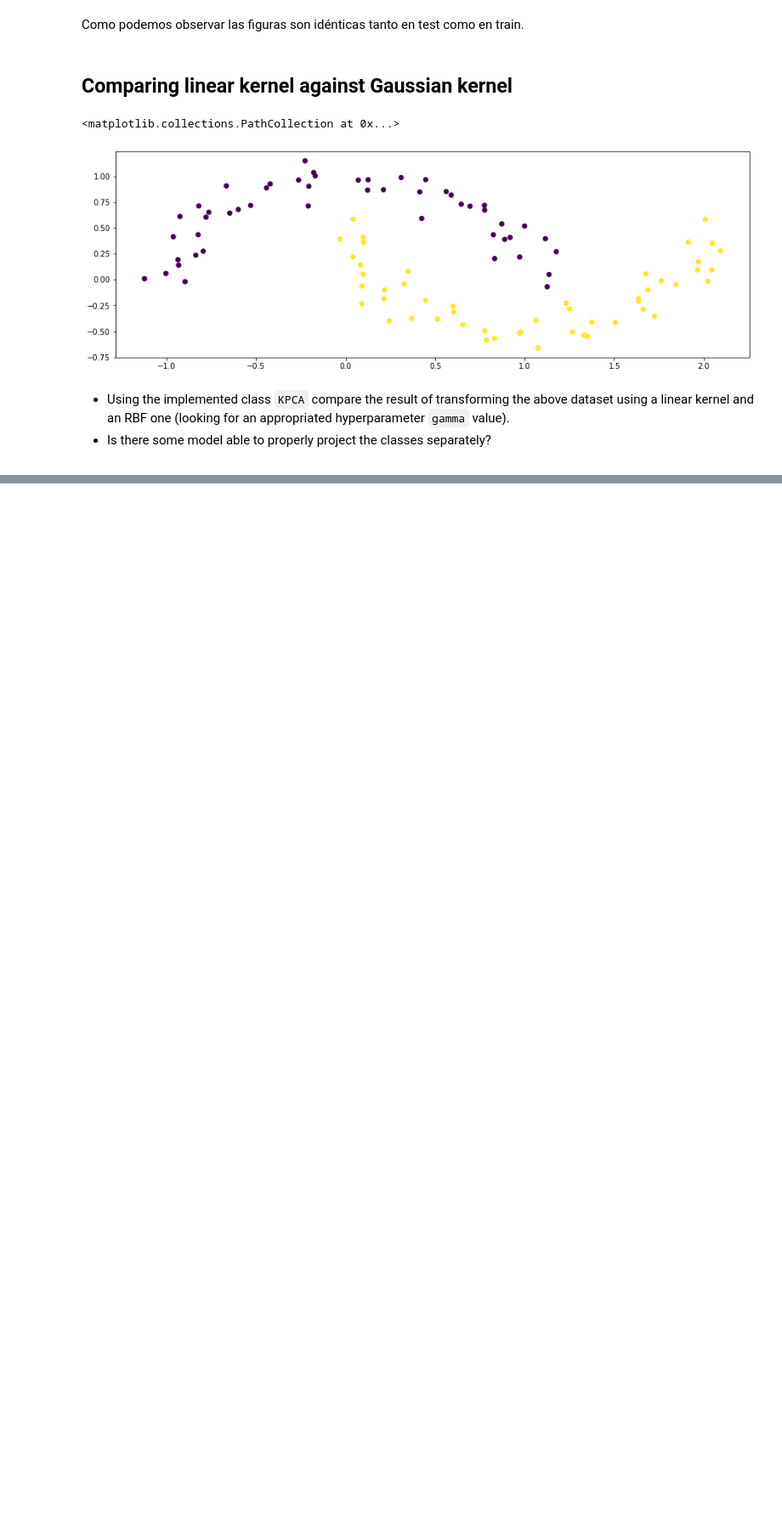
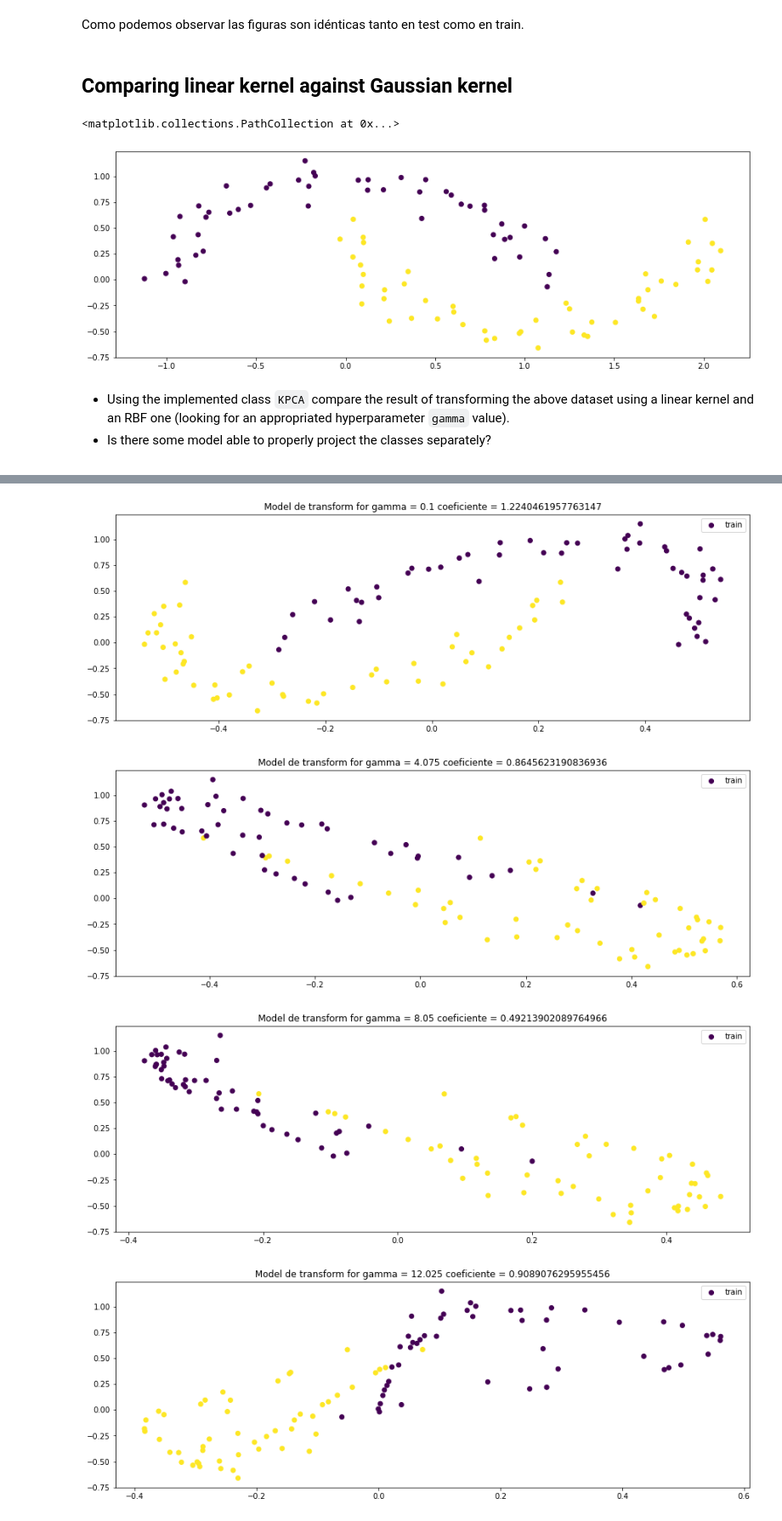
Before and after one commit to BlancaCC/MetodoAvanzadosAprendizajeAutomatico, a Jupyter notebook: DimensionReduction/MAAA-22_23-KPCA_Qst.ipynb, the cells around one changed output, grey strips where cells are left out. Shown at 85% size. Drawn from its saved outputs; the diff is of its cells as text; code cells hidden in the pictures; blank space fills up the shorter version.

```diff
--- a/DimensionReduction/MAAA-22_23-KPCA_Qst.ipynb
+++ b/DimensionReduction/MAAA-22_23-KPCA_Qst.ipynb
@@ -609,0 +606,50 @@ for g in gammas:
+# %%
+
+# imprimimos algunos
+gammas = np.linspace(0.1,16, 5)
+for g in gammas:
+    model_rbf = KPCA(n_components=n_components, kernel='rbf', gamma= g)
+    model_rbf.fit(X)
+    trans = model_rbf.transform(X)
+    muestraSimple(trans, X[:,1],y,f'Model de transform for gamma = {g} coeficiente = {coeficiente_comparacion(trans[0],y)}')
+
+# cálculo sin mostrar
+gammas = np.linspace(0.001,20, 50)
+coeficiente_menor = 1000
+t_mejor = None
+g_mejor = None
+for g in gammas:
+    model_rbf = KPCA(n_components=n_components, kernel='rbf', gamma= g)
+    model_rbf.fit(X)
+    trans = model_rbf.transform(X)
+    c = coeficiente_comparacion(trans[0],y)
+    if c < coeficiente_menor:
+        coeficiente_menor = c
+        g_mejor = g
+        t_mejor = trans
+
+muestraSimple(t_mejor, X[:,1],y,f'(Antes de refinar)Model de transform  MEJOR for gamma = {g_mejor} coeficiente = {coeficiente_menor}')
+print(f'(Antes de  refinar) El mejor gamma encontrado es de {g_mejor}')
+
+# refinamos un poco más
+gammas = np.linspace(8,10, 70)
+coeficiente_menor = 1000
+t_mejor = None
+g_mejor = None
+for g in gammas:
+    model_rbf = KPCA(n_components=n_components, kernel='rbf', gamma= g)
+    model_rbf.fit(X)
+    trans = model_rbf.transform(X)
+    c = coeficiente_comparacion(trans[0],y)
+    if c < coeficiente_menor:
+        coeficiente_menor = c
+        g_mejor = g
+        t_mejor = trans
+
+muestraSimple(t_mejor, X[:,1],y,f'(Tras refinar)Model de transform  MEJOR for gamma = {g_mejor} coeficiente = {coeficiente_menor}')
+print(f'(Tras refinar) El mejor gamma encontrado es de {g_mejor}')
+# %% [output]
+[figure, added]
+[figure, added]
+[figure, added]
+[figure, added]
```
Also changed, not shown: parts of 8 cells of this notebook.
